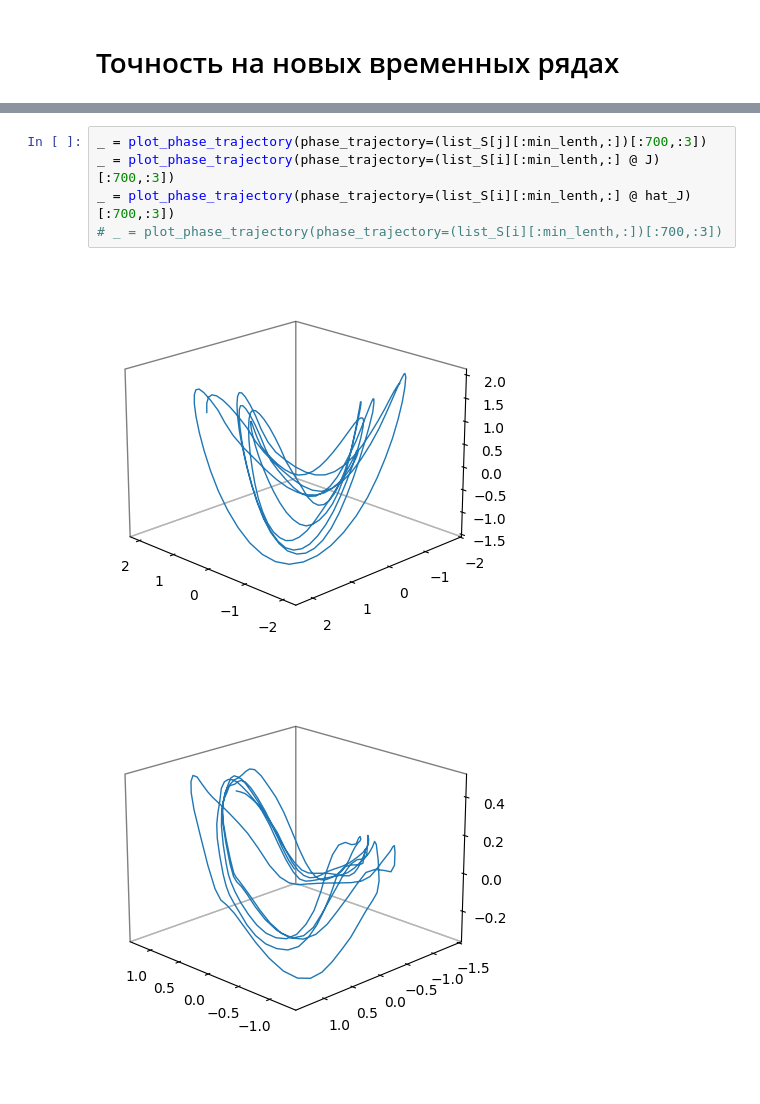
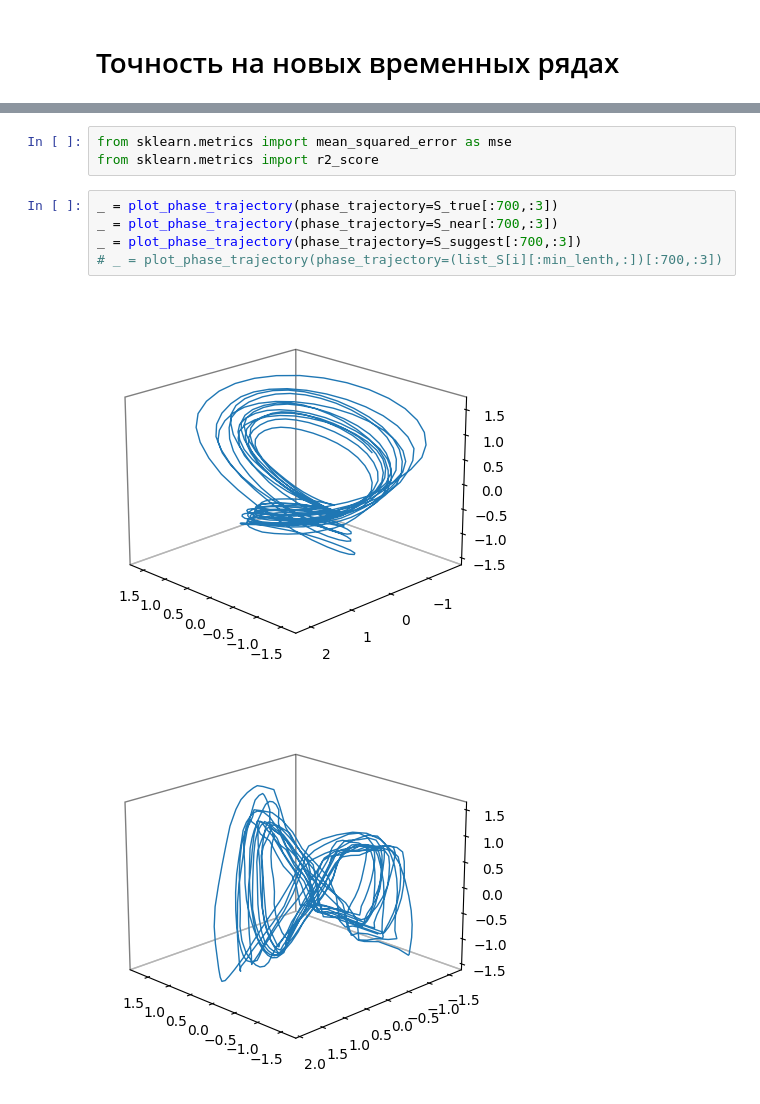
Before and after one commit to Denis-Tihonov/ts-phase-space-approx, a Jupyter notebook: notebook/1_accelerometer_data_experimant.ipynb, the cells around one changed output, grey strips where cells are left out. Cells and saved outputs as stored; diff of their text form.

```diff
--- a/notebook/1_accelerometer_data_experimant.ipynb
+++ b/notebook/1_accelerometer_data_experimant.ipynb
@@ -311,8 +466,11 @@ J = (np.identity(p) if i == j else J_all[(i, j)])
+# %%
+from sklearn.metrics import mean_squared_error as mse
+from sklearn.metrics import r2_score
 # %%
-_ = plot_phase_trajectory(phase_trajectory=(list_S[j][:min_lenth,:])[:700,:3])
-_ = plot_phase_trajectory(phase_trajectory=(list_S[i][:min_lenth,:] @ J)[:700,:3])
-_ = plot_phase_trajectory(phase_trajectory=(list_S[i][:min_lenth,:] @ hat_J)[:700,:3])
+_ = plot_phase_trajectory(phase_trajectory=S_true[:700,:3])
+_ = plot_phase_trajectory(phase_trajectory=S_near[:700,:3])
+_ = plot_phase_trajectory(phase_trajectory=S_suggest[:700,:3])
 # _ = plot_phase_trajectory(phase_trajectory=(list_S[i][:min_lenth,:])[:700,:3])
 # %% [output]
-[figure, old version]
+[figure, new version]
-[figure, old version]
+[figure, new version]
```
Also changed, not shown: parts of 32 cells of this notebook.
